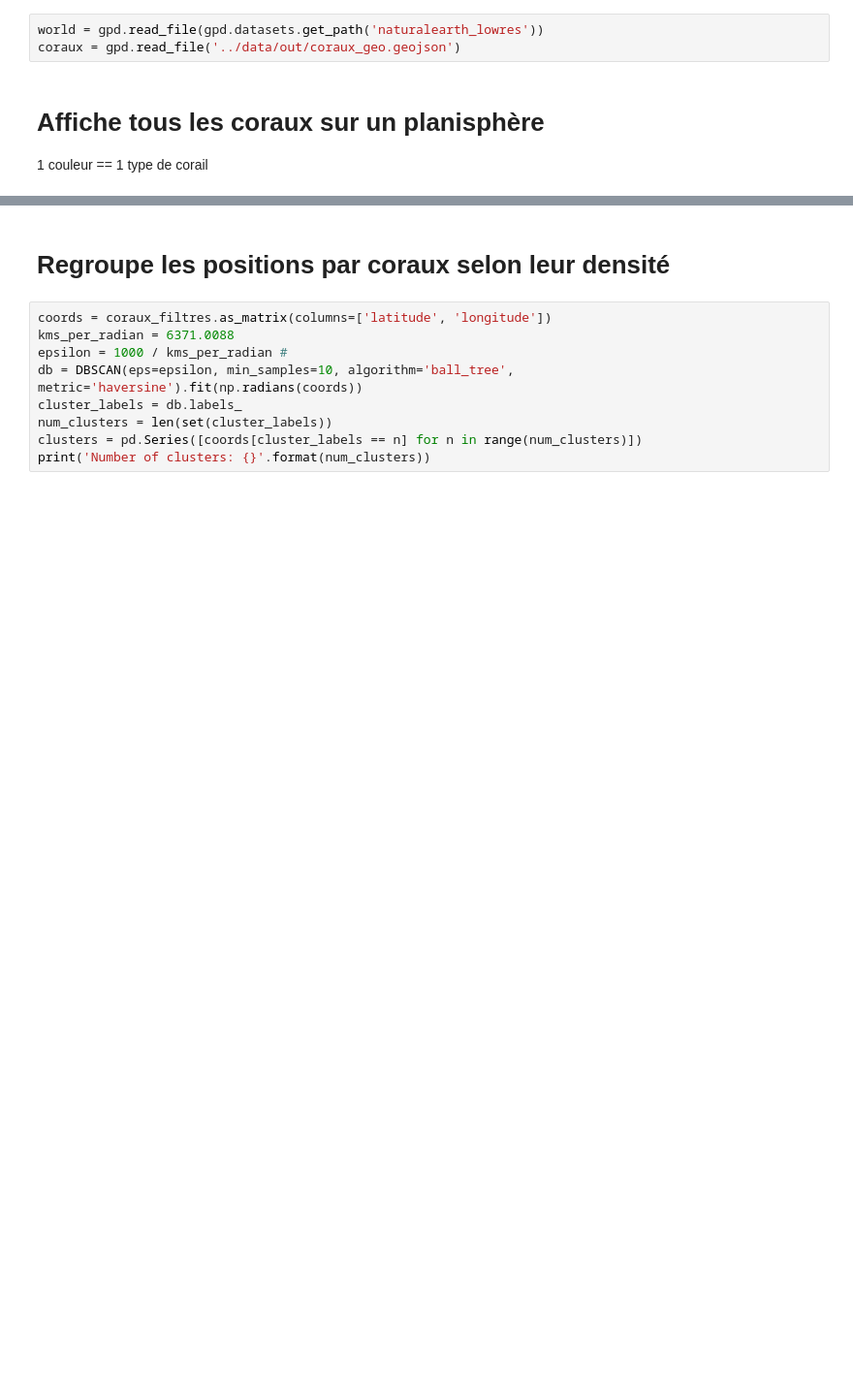
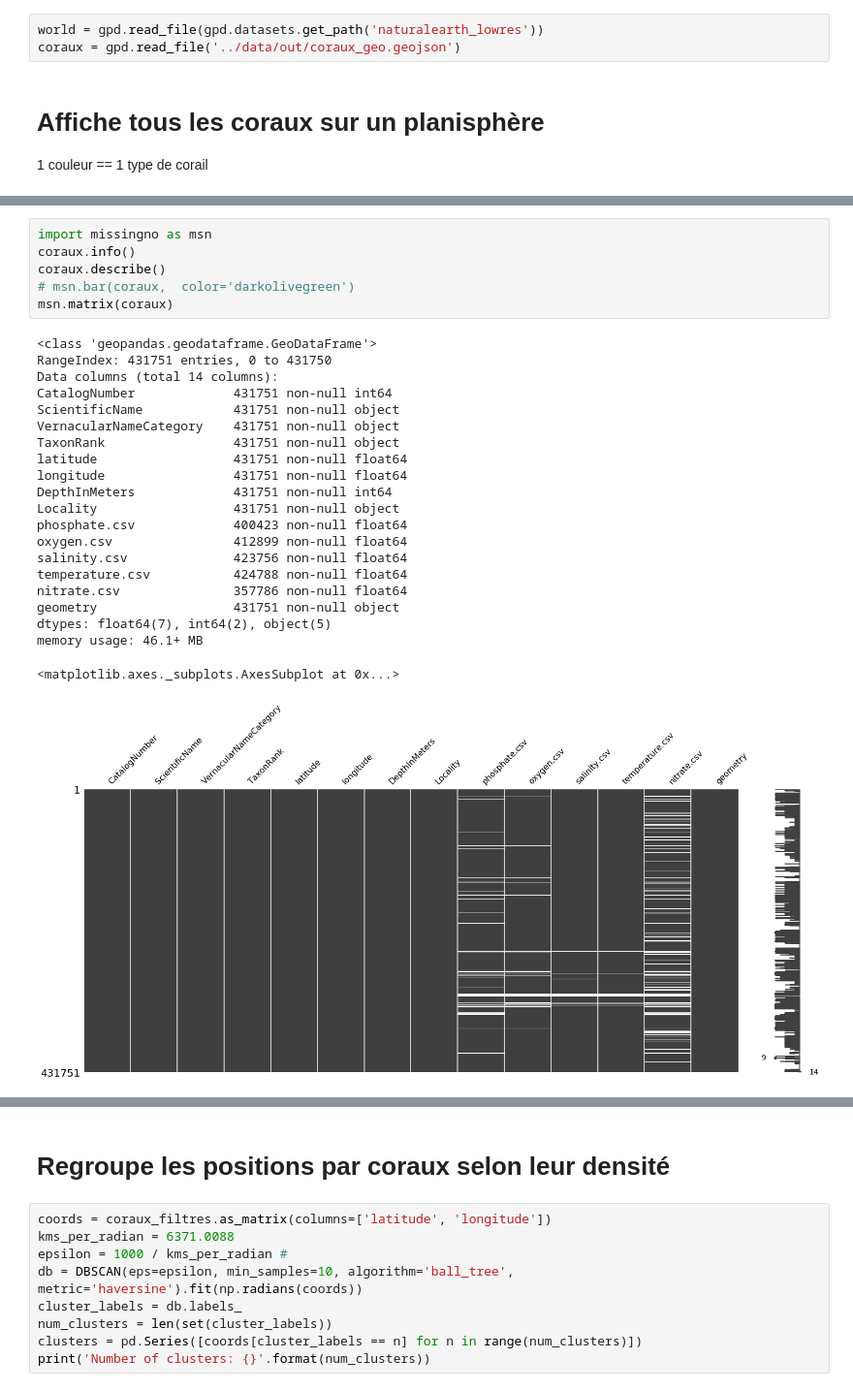
Before and after one commit to dellielo/Pharmap, a Jupyter notebook: notebook/visualisation.ipynb, the cells around one changed output, grey strips where cells are left out. Shown at 97% size. Saved outputs shown, nothing was run; the diff lists cells and outputs as text; blank space fills up the shorter version.

```diff
--- a/notebook/visualisation.ipynb
+++ b/notebook/visualisation.ipynb
@@ -57 +58,29 @@ Farrea occa claviformis                      1
 Name: ScientificName, Length: 2870, dtype: int64
+# %%
+import missingno as msn
+coraux.info()
+coraux.describe()
+# msn.bar(coraux,  color='darkolivegreen')
+msn.matrix(coraux)
+# %% [output]
+<class 'geopandas.geodataframe.GeoDataFrame'>
+RangeIndex: 431751 entries, 0 to 431750
+Data columns (total 14 columns):
+CatalogNumber             431751 non-null int64
+ScientificName            431751 non-null object
+VernacularNameCategory    431751 non-null object
+TaxonRank                 431751 non-null object
+latitude                  431751 non-null float64
+longitude                 431751 non-null float64
+DepthInMeters             431751 non-null int64
+Locality                  431751 non-null object
+phosphate.csv             400423 non-null float64
+oxygen.csv                412899 non-null float64
+salinity.csv              423756 non-null float64
+temperature.csv           424788 non-null float64
+nitrate.csv               357786 non-null float64
+geometry                  431751 non-null object
+dtypes: float64(7), int64(2), object(5)
+memory usage: 46.1+ MB
+<matplotlib.axes._subplots.AxesSubplot at 0x...>
+[figure, added]
```
Also changed, not shown: parts of 10 cells of this notebook, 2 other files.
